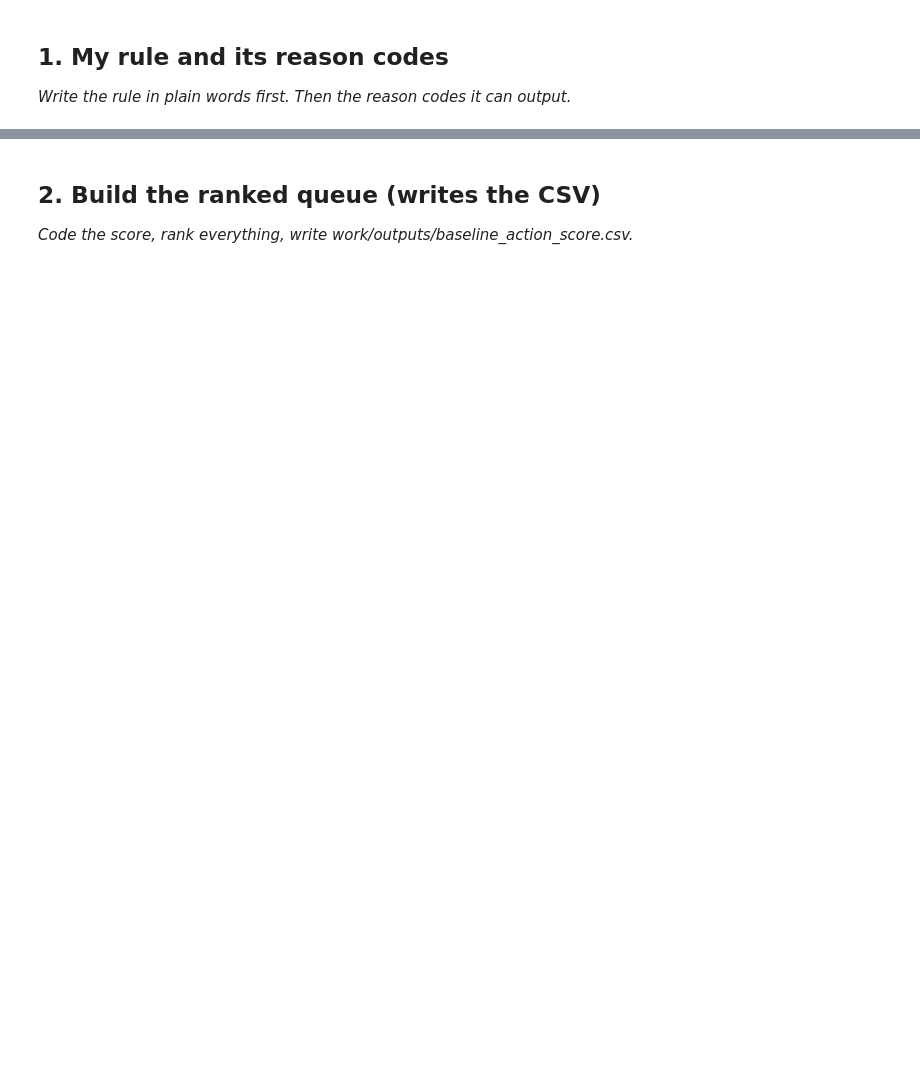
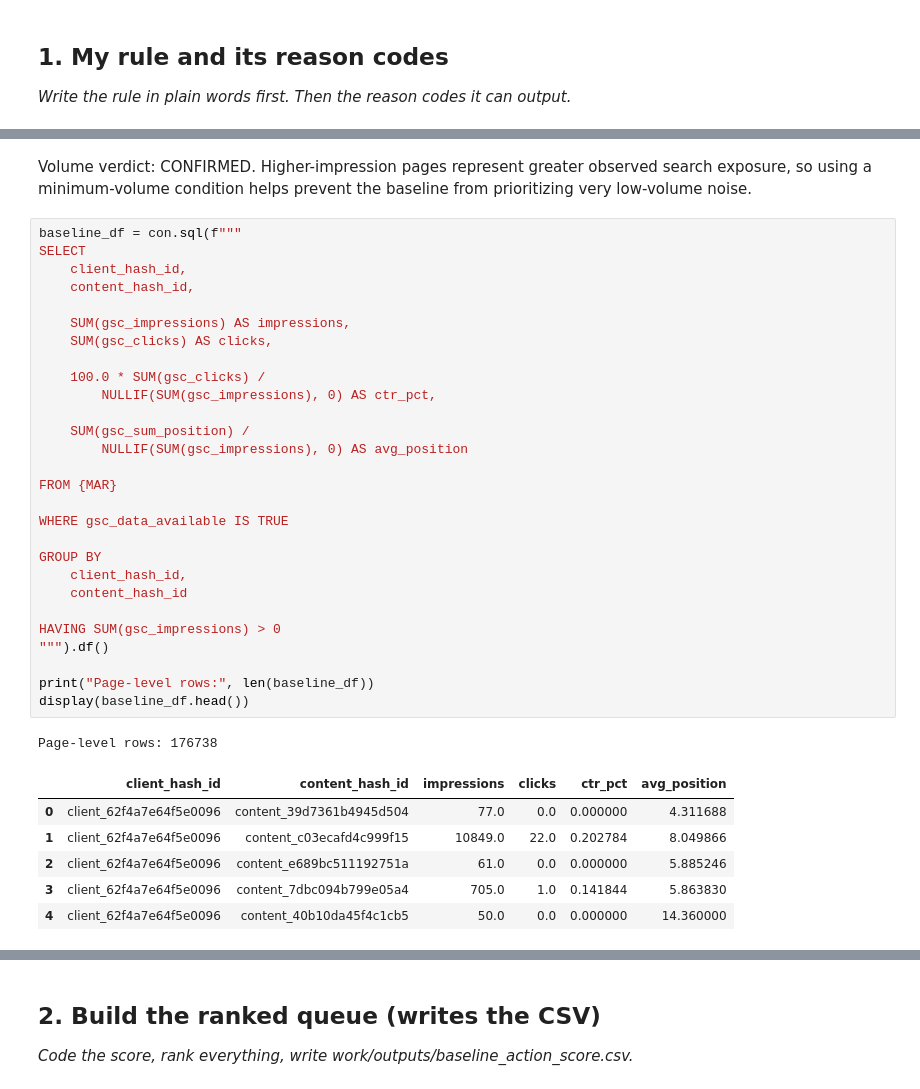
Before and after one commit to Malang43/flyrank-ml-internship-Malang43, a Jupyter notebook: work/notebooks/w04_baseline_score.ipynb, the cells around one changed output, grey strips where cells are left out. Cells and saved outputs as stored; diff of their text form; blank space fills up the shorter version.

```diff
--- a/work/notebooks/w04_baseline_score.ipynb
+++ b/work/notebooks/w04_baseline_score.ipynb
@@ -15,0 +136,38 @@ This skeleton is yours to fill. Work the sections **in order** — each one has
+# %% [markdown]
+Volume verdict: CONFIRMED. Higher-impression pages represent greater observed search exposure, so using a minimum-volume condition helps prevent the baseline from prioritizing very low-volume noise.
+# %%
+baseline_df = con.sql(f"""
+SELECT
+    client_hash_id,
+    content_hash_id,
+
+    SUM(gsc_impressions) AS impressions,
+    SUM(gsc_clicks) AS clicks,
+
+    100.0 * SUM(gsc_clicks) /
+        NULLIF(SUM(gsc_impressions), 0) AS ctr_pct,
+
+    SUM(gsc_sum_position) /
+        NULLIF(SUM(gsc_impressions), 0) AS avg_position
+
+FROM {MAR}
+
+WHERE gsc_data_available IS TRUE
+
+GROUP BY
+    client_hash_id,
+    content_hash_id
+
+HAVING SUM(gsc_impressions) > 0
+""").df()
+
+print("Page-level rows:", len(baseline_df))
+display(baseline_df.head())
+# %% [output]
+Page-level rows: 176738
+|  | client_hash_id | content_hash_id | impressions | clicks | ctr_pct | avg_position |
+| 0 | client_62f4a7e64f5e0096 | content_39d7361b4945d504 | 77.0 | 0.0 | 0.000000 | 4.311688 |
+| 1 | client_62f4a7e64f5e0096 | content_c03ecafd4c999f15 | 10849.0 | 22.0 | 0.202784 | 8.049866 |
+| 2 | client_62f4a7e64f5e0096 | content_e689bc511192751a | 61.0 | 0.0 | 0.000000 | 5.885246 |
+| 3 | client_62f4a7e64f5e0096 | content_7dbc094b799e05a4 | 705.0 | 1.0 | 0.141844 | 5.863830 |
+| 4 | client_62f4a7e64f5e0096 | content_40b10da45f4c1cb5 | 50.0 | 0.0 | 0.000000 | 14.360000 |
```
Also changed, not shown: parts of 15 cells of this notebook.
